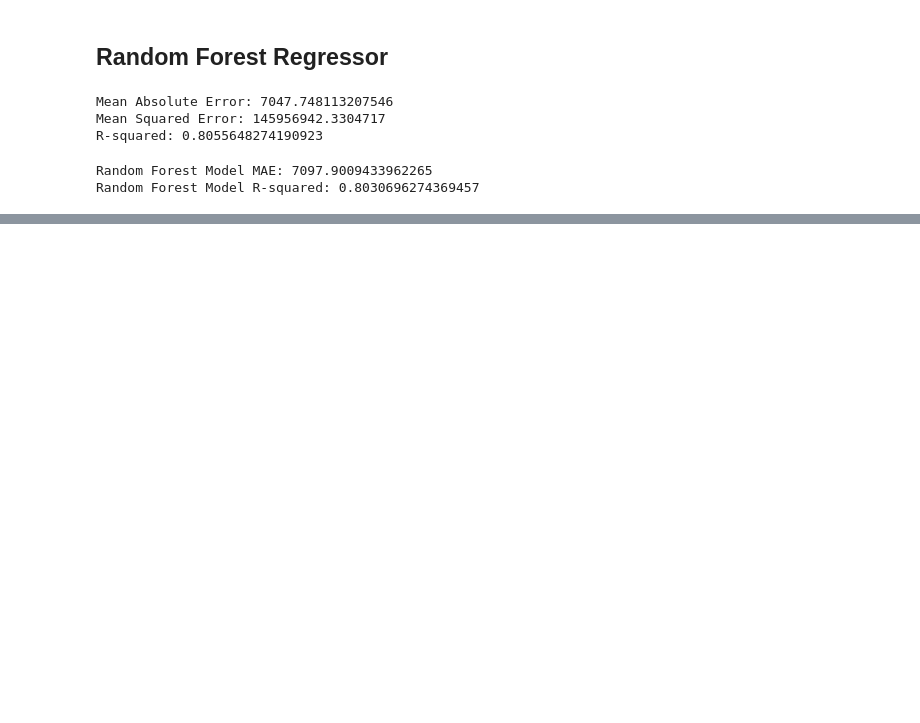
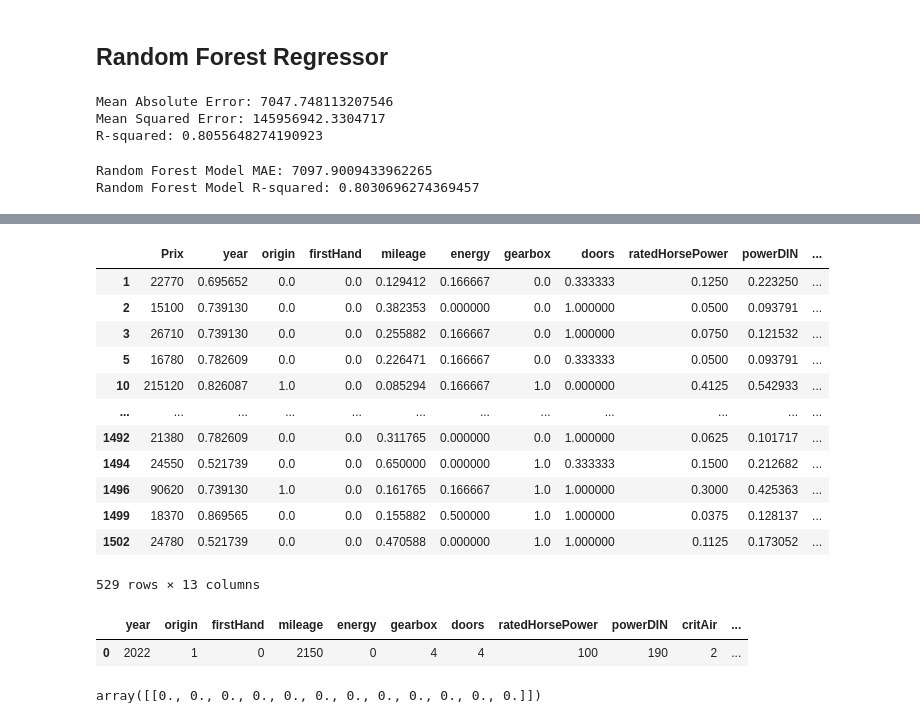
Before and after one commit to ChristopheLeonardi/challeng-car-prediction, a Jupyter notebook: notebook-test/ml_predict_car_price.ipynb, the cells around one changed output, grey strips where cells are left out. Drawn from its saved outputs; the diff is of its cells as text; code cells hidden in the pictures; blank space fills up the shorter version.

```diff
--- a/notebook-test/ml_predict_car_price.ipynb
+++ b/notebook-test/ml_predict_car_price.ipynb
@@ -290,0 +379,21 @@ plt.show()
+# %%
+df
+# %% [output]
+|  | Prix | year | origin | firstHand | mileage | energy | gearbox | doors | ratedHorsePower | powerDIN | ... |
+| 1 | 22770 | 0.695652 | 0.0 | 0.0 | 0.129412 | 0.166667 | 0.0 | 0.333333 | 0.1250 | 0.223250 | ... |
+| 2 | 15100 | 0.739130 | 0.0 | 0.0 | 0.382353 | 0.000000 | 0.0 | 1.000000 | 0.0500 | 0.093791 | ... |
+| 3 | 26710 | 0.739130 | 0.0 | 0.0 | 0.255882 | 0.166667 | 0.0 | 1.000000 | 0.0750 | 0.121532 | ... |
+| 5 | 16780 | 0.782609 | 0.0 | 0.0 | 0.226471 | 0.166667 | 0.0 | 0.333333 | 0.0500 | 0.093791 | ... |
+| 10 | 215120 | 0.826087 | 1.0 | 0.0 | 0.085294 | 0.166667 | 1.0 | 0.000000 | 0.4125 | 0.542933 | ... |
+| ... | ... | ... | ... | ... | ... | ... | ... | ... | ... | ... | ... |
+| 1492 | 21380 | 0.782609 | 0.0 | 0.0 | 0.311765 | 0.000000 | 0.0 | 1.000000 | 0.0625 | 0.101717 | ... |
+| 1494 | 24550 | 0.521739 | 0.0 | 0.0 | 0.650000 | 0.000000 | 1.0 | 0.333333 | 0.1500 | 0.212682 | ... |
+| 1496 | 90620 | 0.739130 | 1.0 | 0.0 | 0.161765 | 0.166667 | 1.0 | 1.000000 | 0.3000 | 0.425363 | ... |
+| 1499 | 18370 | 0.869565 | 0.0 | 0.0 | 0.155882 | 0.500000 | 1.0 | 1.000000 | 0.0375 | 0.128137 | ... |
+| 1502 | 24780 | 0.521739 | 0.0 | 0.0 | 0.470588 | 0.000000 | 1.0 | 1.000000 | 0.1125 | 0.173052 | ... |
+529 rows × 13 columns
+# %%
+X
+# %% [output]
+|  | year | origin | firstHand | mileage | energy | gearbox | doors | ratedHorsePower | powerDIN | critAir | ... |
+| 0 | 2022 | 1 | 0 | 2150 | 0 | 4 | 4 | 100 | 190 | 2 | ... |
@@ -290,0 +404,4 @@ plt.show()
+# %%
+X_test2
+# %% [output]
+array([[0., 0., 0., 0., 0., 0., 0., 0., 0., 0., 0., 0.]])
```
Also changed, not shown: parts of 17 cells of this notebook, 15 other files.
